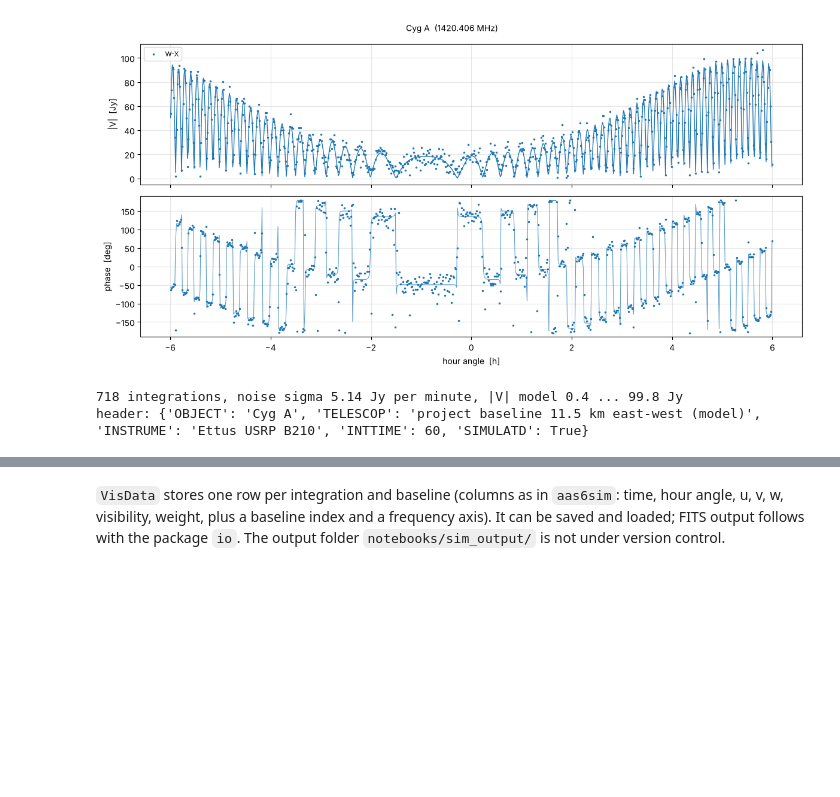
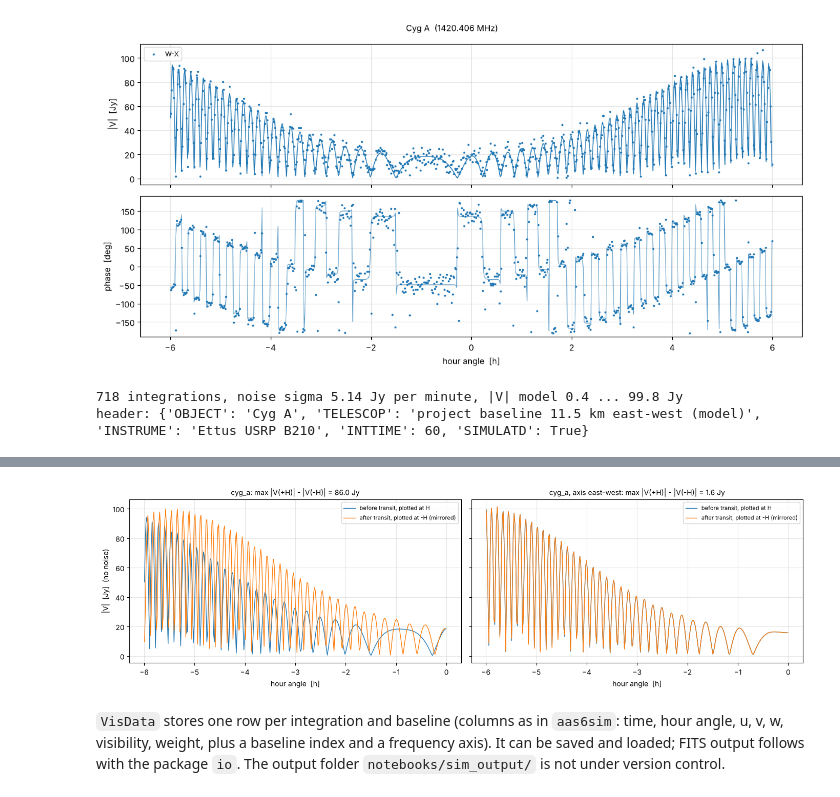
Before and after one commit to eschubi/interferosim, a Jupyter notebook: notebooks/04_observation.ipynb, the cells around one changed output, grey strips where cells are left out. Saved outputs shown, nothing was run; the diff lists cells and outputs as text; code cells hidden in the pictures; blank space fills up the shorter version.

```diff
--- a/notebooks/04_observation.ipynb
+++ b/notebooks/04_observation.ipynb
@@ -148,3 +154,26 @@ header: {'OBJECT': 'Cyg A', 'TELESCOP': 'project baseline 11.5 km east-west (mod
+# %%
+import copy
+cyga = SKIES["cyg_a"]
+cyga_ew = copy.deepcopy(cyga)                 # same components, jet axis turned east-west
+for c in cyga_ew.components:
+    c.dx_deg, c.dy_deg = np.sign(c.dx_deg) * np.hypot(c.dx_deg, c.dy_deg), 0.0
+    if hasattr(c, "pa_deg"):
+        c.pa_deg = 0.0
+cyga_ew.name = "cyg_a, axis east-west"
+
+fig, axes = plt.subplots(1, 2, figsize=(14, 4.2), sharey=True)
+for ax, s in zip(axes, (cyga, cyga_ew)):
+    o = Observation.from_sky(s, target, ha_range_h=(-6, 6), t_int_s=60, date=DATE)
+    v = VisibilitySimulator(add_noise=False).run(s, o)
+    h, a = v.ha_deg / 15, np.abs(v.vis[:, 0])
+    ax.plot(h[h <= 0], a[h <= 0], lw=1, label="before transit, plotted at H")
+    ax.plot(-h[h >= 0], a[h >= 0], lw=1, label="after transit, plotted at -H (mirrored)")
+    ax.set_xlabel("hour angle  [h]"); ax.grid(alpha=0.3); ax.legend(fontsize=8)
+    ax.set_title(f"{s.name}: max |V(+H)| - |V(-H)| = {np.max(np.abs(a - a[::-1])):.1f} Jy", fontsize=10)
+axes[0].set_ylabel("|V|  [Jy]  (no noise)")
+fig.tight_layout(); plt.show()
+# %% [output]
+[figure, added]
 # %% [markdown]
 `VisData` stores one row per integration and baseline (columns as in `aas6sim`: time, hour angle, u, v, w, visibility, weight, plus a baseline index and a frequency axis). It can be saved and loaded; FITS output follows with the package `io`. The output folder `notebooks/sim_output/` is not under version control.
 # %%
```
Also changed, not shown: parts of 2 cells of this notebook, 15 other files.
